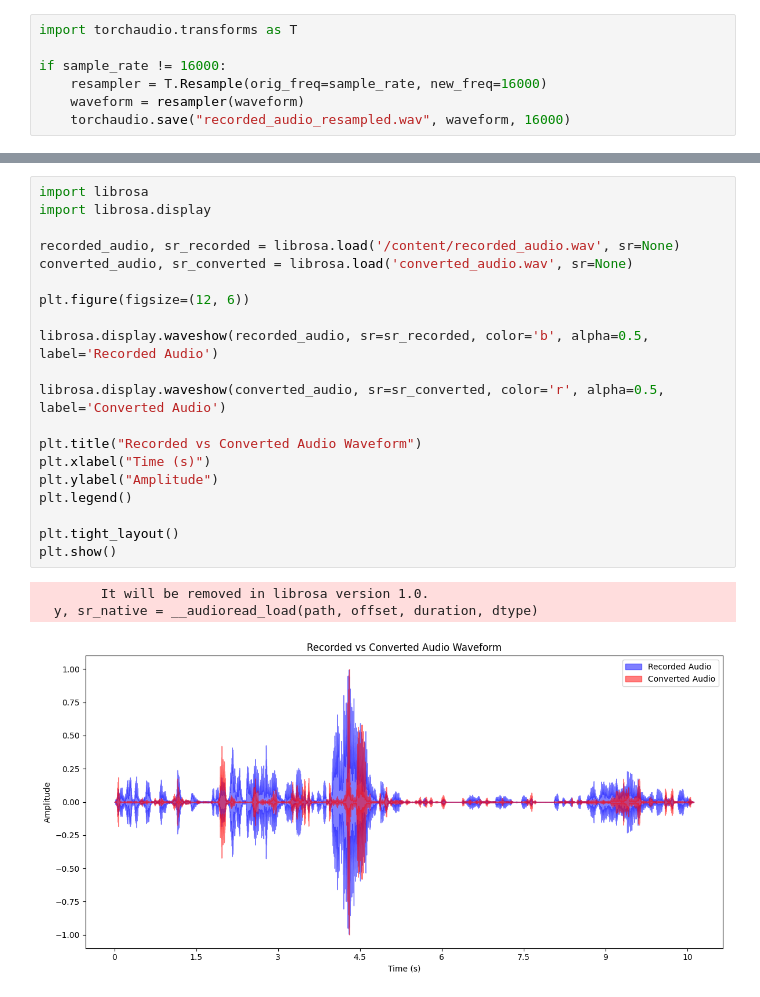
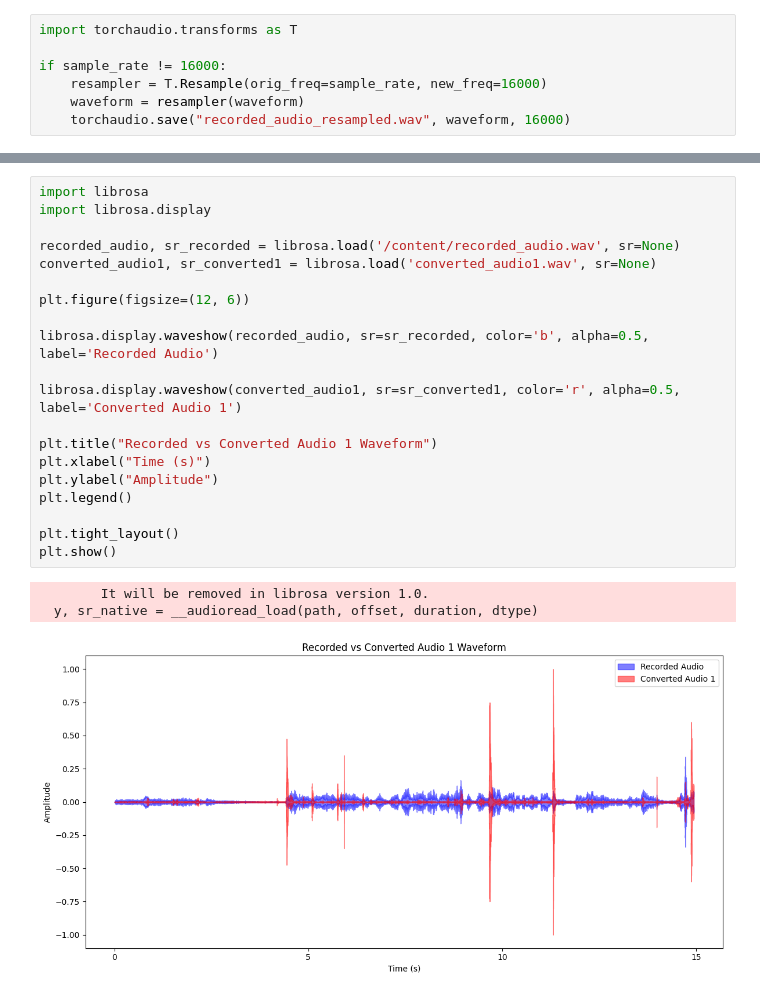
Before and after one commit to utkarshkejriwal/Noise-Reduction, a Jupyter notebook: Noise_Reduction.ipynb, the cells around one changed output, grey strips where cells are left out. Drawn from its saved outputs; the diff is of its cells as text.

```diff
--- a/Noise_Reduction.ipynb
+++ b/Noise_Reduction.ipynb
@@ -156,24 +173,24 @@ plt.show()
 # %%
 import librosa
 import librosa.display
 
 recorded_audio, sr_recorded = librosa.load('/content/recorded_audio.wav', sr=None)
-converted_audio, sr_converted = librosa.load('converted_audio.wav', sr=None)
+converted_audio1, sr_converted1 = librosa.load('converted_audio1.wav', sr=None)
 
 plt.figure(figsize=(12, 6))
 
 librosa.display.waveshow(recorded_audio, sr=sr_recorded, color='b', alpha=0.5, label='Recorded Audio')
 
-librosa.display.waveshow(converted_audio, sr=sr_converted, color='r', alpha=0.5, label='Converted Audio')
+librosa.display.waveshow(converted_audio1, sr=sr_converted1, color='r', alpha=0.5, label='Converted Audio 1')
 
-plt.title("Recorded vs Converted Audio Waveform")
+plt.title("Recorded vs Converted Audio 1 Waveform")
 plt.xlabel("Time (s)")
 plt.ylabel("Amplitude")
 plt.legend()
 
 plt.tight_layout()
 plt.show()
 # %% [output]
         It will be removed in librosa version 1.0.
   y, sr_native = __audioread_load(path, offset, duration, dtype)
-[figure, old version]
+[figure, new version]
```
Also changed, not shown: parts of 11 cells of this notebook.
